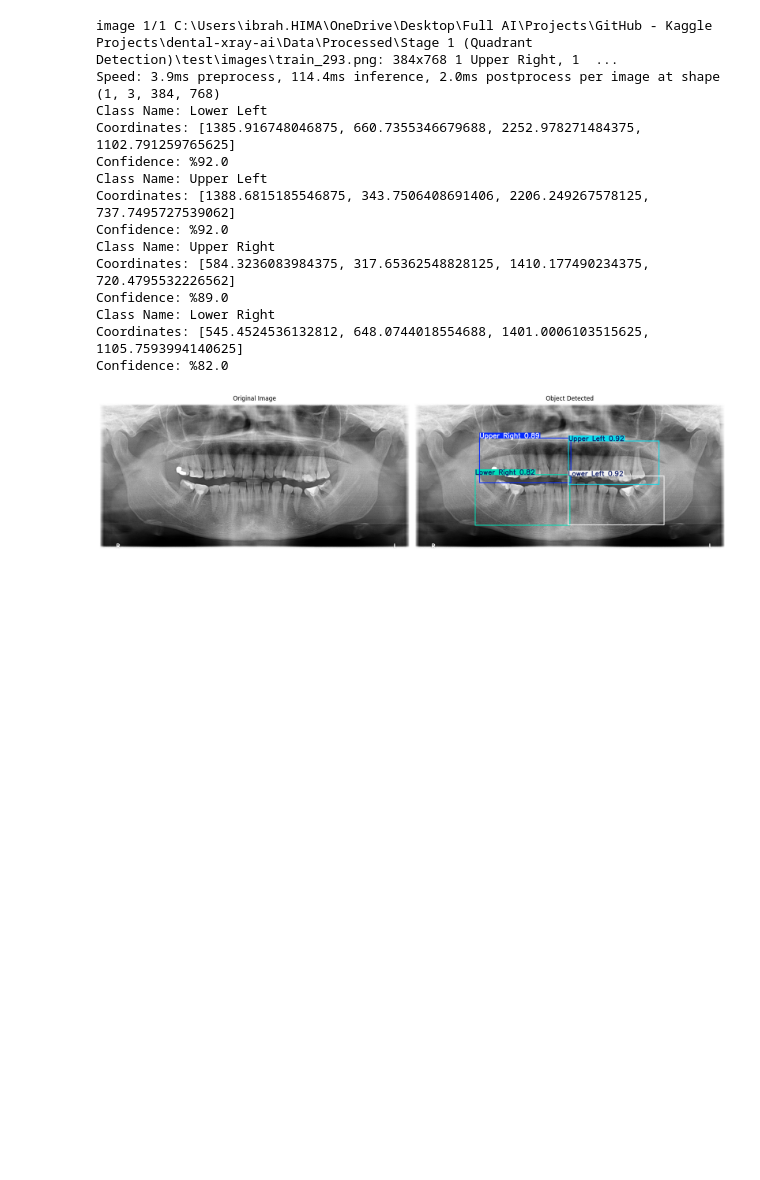
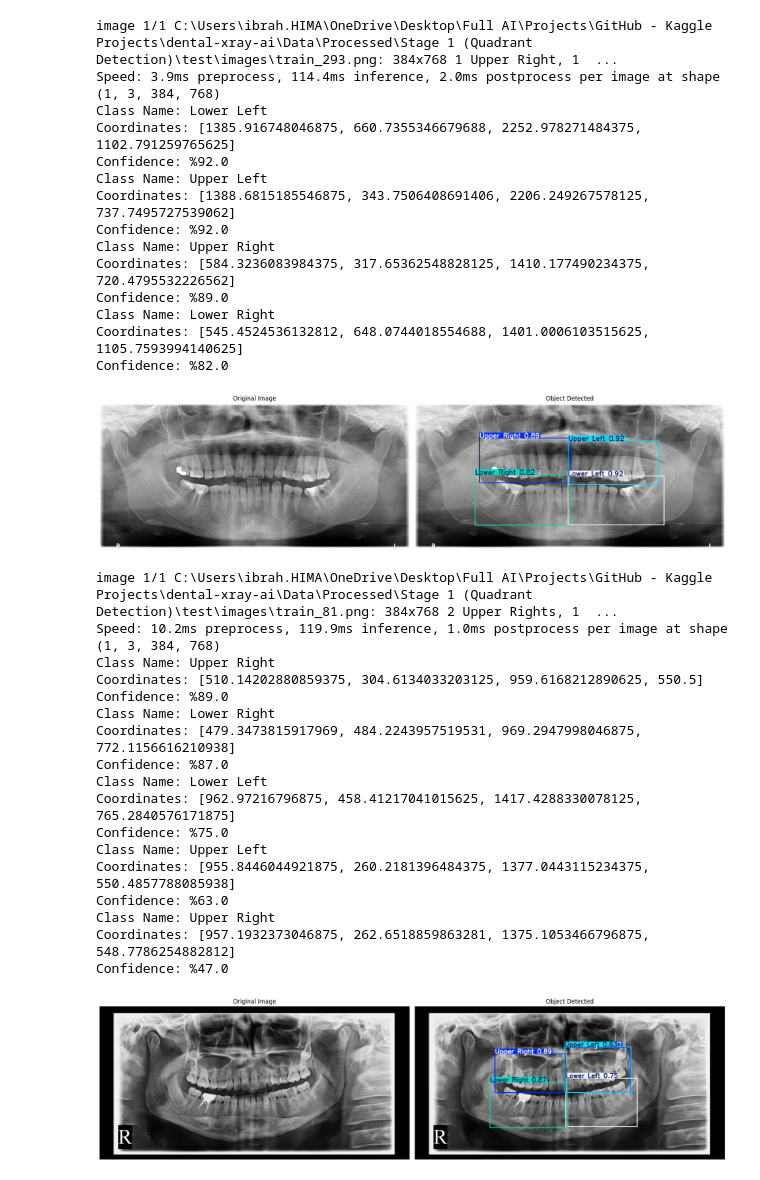
Before and after one commit to abdubakr77/dental-xray-ai, a Jupyter notebook: Notebooks/03_stage1_quadrant_detection.ipynb, the cells around one changed output. Cells and saved outputs as stored; diff of their text form; code cells hidden in the pictures; blank space fills up the shorter version.

```diff
--- a/Notebooks/03_stage1_quadrant_detection.ipynb
+++ b/Notebooks/03_stage1_quadrant_detection.ipynb
@@ -124,3 +124,24 @@ Class Name: Lower Right
 Coordinates: [545.4524536132812, 648.0744018554688, 1401.0006103515625, 1105.7593994140625]
 Confidence: %82.0
 [figure]
+# %%
+smart_predict(quadrant_model_detection,data_yaml['test'],save_crop_output_image=True,save_dir=os.path.join(s1_data_output,'Test Outputs Predictions'))
+# %% [output]
+image 1/1 C:\Users\ibrah.HIMA\OneDrive\Desktop\Full AI\Projects\GitHub - Kaggle Projects\dental-xray-ai\Data\Processed\Stage 1 (Quadrant Detection)\test\images\train_81.png: 384x768 2 Upper Rights, 1  ...
+Speed: 10.2ms preprocess, 119.9ms inference, 1.0ms postprocess per image at shape (1, 3, 384, 768)
+Class Name: Upper Right
+Coordinates: [510.14202880859375, 304.6134033203125, 959.6168212890625, 550.5]
+Confidence: %89.0
+Class Name: Lower Right
+Coordinates: [479.3473815917969, 484.2243957519531, 969.2947998046875, 772.1156616210938]
+Confidence: %87.0
+Class Name: Lower Left
+Coordinates: [962.97216796875, 458.41217041015625, 1417.4288330078125, 765.2840576171875]
+Confidence: %75.0
+Class Name: Upper Left
+Coordinates: [955.8446044921875, 260.2181396484375, 1377.0443115234375, 550.4857788085938]
+Confidence: %63.0
+Class Name: Upper Right
+Coordinates: [957.1932373046875, 262.6518859863281, 1375.1053466796875, 548.7786254882812]
+Confidence: %47.0
+[figure, added]
```
